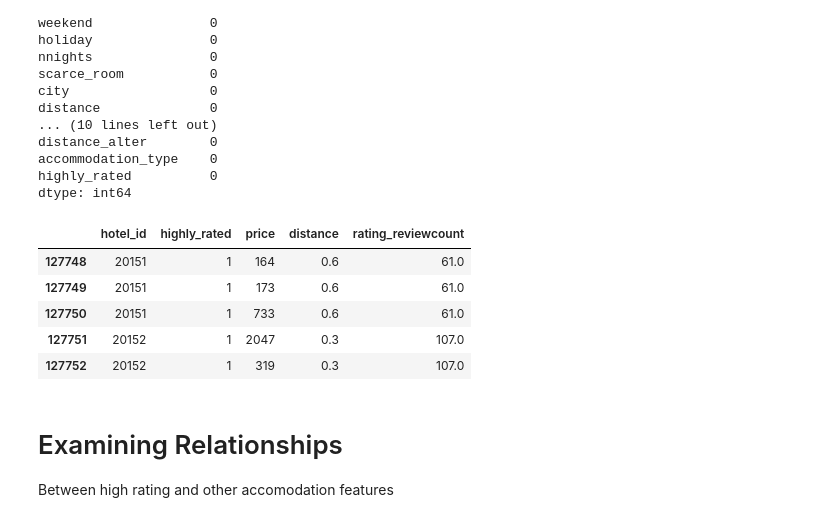
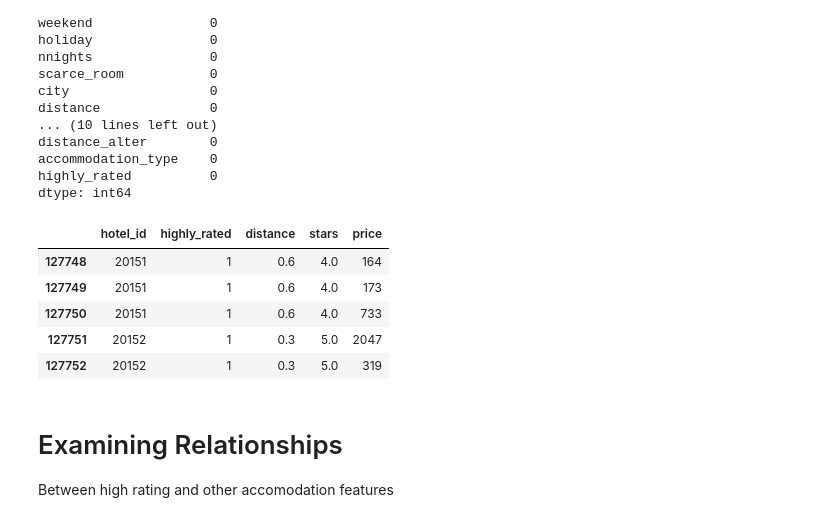
Before and after one commit to elsaandreardz/DA2_HW2, a Jupyter notebook: DA2_HW2.ipynb, the cells around one changed output. Saved outputs shown, nothing was run; the diff lists cells and outputs as text; code cells hidden in the pictures.

```diff
--- a/DA2_HW2.ipynb
+++ b/DA2_HW2.ipynb
@@ -91,15 +91,15 @@ highly_rated          0
 dtype: int64
 # %%
 # Filter columns to only necessary variables
-salzburg_clean = salzburg_clean[["hotel_id", "highly_rated", "price","distance","rating_reviewcount"]]
+salzburg_clean = salzburg_clean[["hotel_id", "highly_rated", "distance", "stars", 'price']]
 salzburg_clean.head(5)
 # %% [output]
-|  | hotel_id | highly_rated | price | distance | rating_reviewcount |
-| 127748 | 20151 | 1 | 164 | 0.6 | 61.0 |
-| 127749 | 20151 | 1 | 173 | 0.6 | 61.0 |
-| 127750 | 20151 | 1 | 733 | 0.6 | 61.0 |
-| 127751 | 20152 | 1 | 2047 | 0.3 | 107.0 |
-| 127752 | 20152 | 1 | 319 | 0.3 | 107.0 |
+|  | hotel_id | highly_rated | distance | stars | price |
+| 127748 | 20151 | 1 | 0.6 | 4.0 | 164 |
+| 127749 | 20151 | 1 | 0.6 | 4.0 | 173 |
+| 127750 | 20151 | 1 | 0.6 | 4.0 | 733 |
+| 127751 | 20152 | 1 | 0.3 | 5.0 | 2047 |
+| 127752 | 20152 | 1 | 0.3 | 5.0 | 319 |
 # %% [markdown]
 # Examining Relationships
 
```
Also changed, not shown: parts of 5 cells of this notebook.
